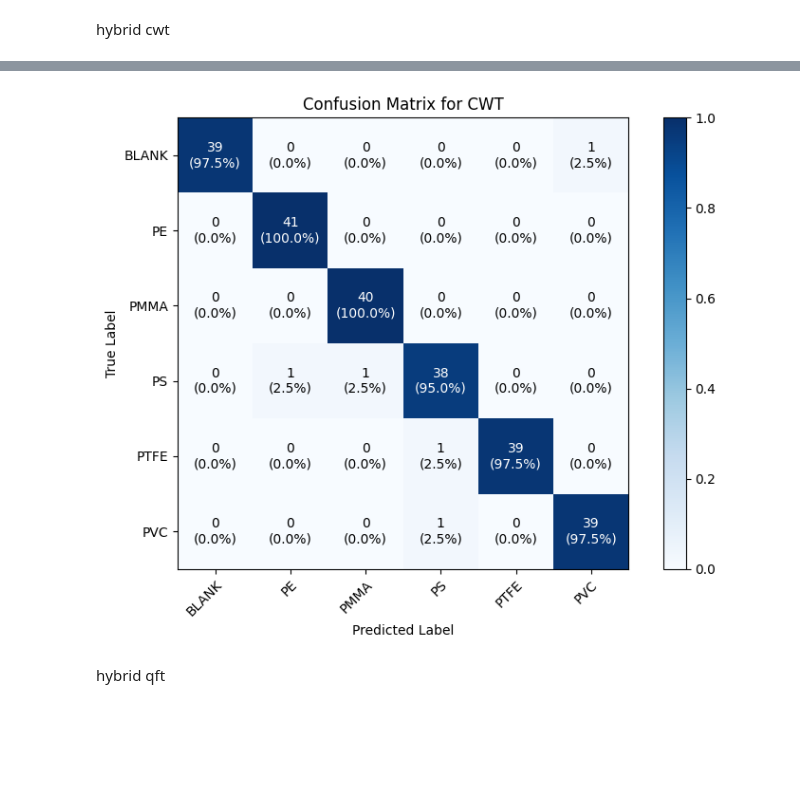
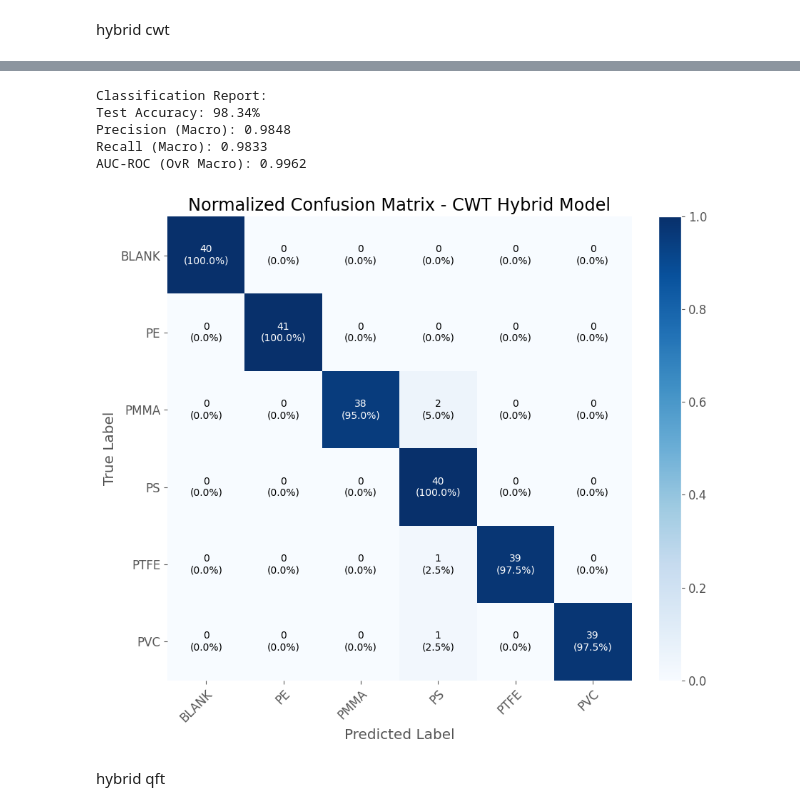
Before and after one commit to SumedhKudale/ML-Project, a Jupyter notebook: ML_DA2_Raman_Hybrid_revised.ipynb, the cells around one changed output, grey strips where cells are left out. Cells and saved outputs as stored; diff of their text form; code cells hidden in the pictures; blank space fills up the shorter version.

```diff
--- a/ML_DA2_Raman_Hybrid_revised.ipynb
+++ b/ML_DA2_Raman_Hybrid_revised.ipynb
@@ -1058,8 +1059,8 @@ def create_cosine_graph(features, labels, k=10):
     return Data(x=x, edge_index=edge_index, edge_weight=edge_weight, y=y)
 
 # Build graphs
-train_graph = create_cosine_graph(train_features, train_labels, k=10)
-test_graph = create_cosine_graph(test_features, test_labels, k=10)
+train_graph = create_cosine_graph(train_features, train_labels, k=5)
+test_graph = create_cosine_graph(test_features, test_labels, k=5)
 
 # GCN Model
 class GCN(nn.Module):
@@ -1149,41 +1311,96 @@ Test Accuracy (ViT + DeiT + GCN): 97.93%
+# %%
+from sklearn.metrics import precision_score, recall_score, roc_auc_score
+from sklearn.preprocessing import label_binarize
+import numpy as np
+
+# Ensure model is in evaluation mode
+gcn.eval()
+
+with torch.no_grad():
+    # Get model outputs
+    outputs = gcn(test_graph.x.to(device),
+                test_graph.edge_index.to(device),
+                test_graph.edge_weight.to(device))
+
+    # Convert to probabilities
+    probs = torch.softmax(outputs, dim=1).cpu().numpy()
+
+    # Get predictions and true labels
+    preds = np.argmax(probs, axis=1)
+    true_labels = test_graph.y.cpu().numpy()
+
+# Calculate precision and recall (macro averaged)
+precision = precision_score(true_labels, preds, average='macro')
+recall = recall_score(true_labels, preds, average='macro')
+
+# Calculate AUC (One-vs-Rest approach)
+try:
+    # Binarize labels for multi-class ROC
+    true_binarized = label_binarize(true_labels, classes=np.arange(len(class_map)))
+    auc = roc_auc_score(true_binarized, probs, multi_class='ovr', average='macro')
+except Exception as e:
+    print(f"Could not calculate AUC: {str(e)}")
+    auc = None
+
+print(f"\nClassification Report:")
+print(f"Test Accuracy: {test_acc * 100:.2f}%")
+print(f"Precision (Macro): {precision:.4f}")
+print(f"Recall (Macro): {recall:.4f}")
+if auc is not None:
+    print(f"AUC-ROC (OvR Macro): {auc:.4f}")
+# %% [output]
+Classification Report:
+Test Accuracy: 98.34%
+Precision (Macro): 0.9848
+Recall (Macro): 0.9833
+AUC-ROC (OvR Macro): 0.9962
 # %%
 import matplotlib.pyplot as plt
 import numpy as np
 from sklearn.metrics import confusion_matrix
 
 # Compute confusion matrix
 cm = confusion_matrix(true, pred)
 cm_normalized = cm.astype('float') / cm.sum(axis=1)[:, np.newaxis]  # Normalize by row
 
 # Create plot
-fig, ax = plt.subplots(figsize=(8, 6))
+fig, ax = plt.subplots(figsize=(10, 8))
 im = ax.imshow(cm_normalized, interpolation='nearest', cmap=plt.cm.Blues)
-plt.colorbar(im, ax=ax)
+plt.colorbar(im, ax=ax, fraction=0.046, pad=0.04)
 
 # Tick labels
 class_names = list(class_map.keys())
 ax.set(xticks=np.arange(len(class_names)),
        yticks=np.arange(len(class_names)),
-       xticklabels=class_names, yticklabels=class_names,
+       xticklabels=class_names,
+       yticklabels=class_names,
        ylabel='True Label',
        xlabel='Predicted Label',
-       title="Confusion Matrix for CWT")
+       title="Normalized Confusion Matrix - CWT Hybrid Model")
 
+# Rotate labels and align properly
 plt.setp(ax.get_xticklabels(), rotation=45, ha="right", rotation_mode="anchor")
 
-# Annotate each cell with count and percentage
+# Remove grid lines and borders
+ax.grid(False)
+for spine in ax.spines.values():
+    spine.set_visible(False)
+
+# Annotate cells with counts and percentages
 thresh = cm_normalized.max() / 2.
 for i in range(cm.shape[0]):
     for j in range(cm.shape[1]):
         ax.text(j, i,
                 f"{cm[i, j]}\n({cm_normalized[i, j]*100:.1f}%)",
                 ha="center", va="center",
-                color="white" if cm_normalized[i, j] > thresh else "black")
+                color="white" if cm_normalized[i, j] > thresh else "black",
+                fontsize=10)
 
 plt.tight_layout()
+plt.savefig('confusionmatrix_cwt.png', dpi=300, bbox_inches='tight')
 plt.show()
 # %% [output]
-[figure, old version]
+[figure, new version]
 # %% [markdown]
 hybrid qft
 # %%
```
Also changed, not shown: parts of 13 cells of this notebook, 1 other file.
